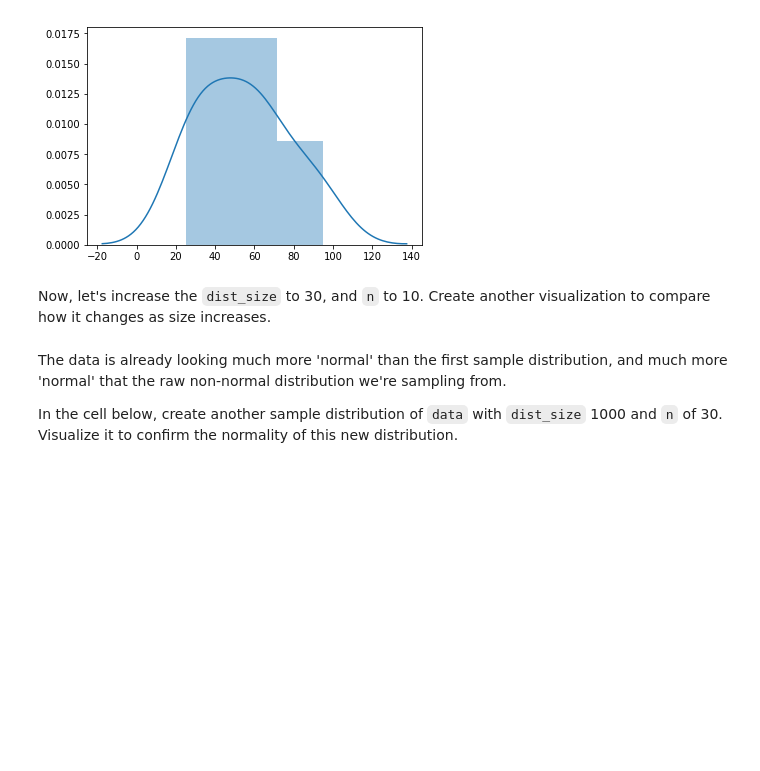
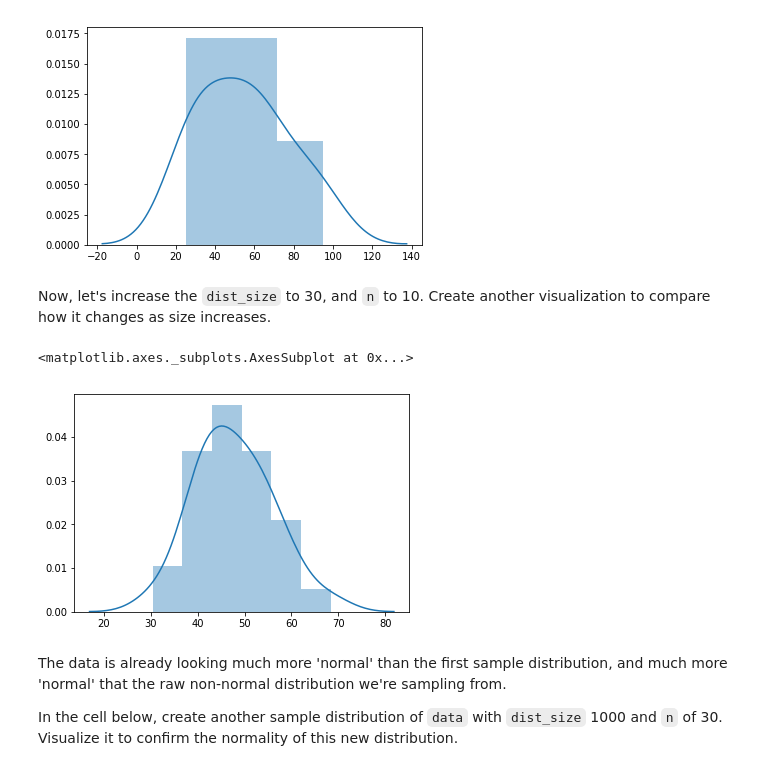
Before and after one commit to Jpeck219/dsc-central-limit-theorem-lab-nyc-ds-060319, a Jupyter notebook: index.ipynb, the cells around one changed output. Cells and saved outputs as stored; diff of their text form; code cells hidden in the pictures; blank space fills up the shorter version.

```diff
--- a/index.ipynb
+++ b/index.ipynb
@@ -133,8 +133,11 @@ sns.distplot(sample_dist_1, bins =3)
 # %% [markdown]
 Now, let's increase the `dist_size` to 30, and `n` to 10.  Create another visualization to compare how it changes as size increases.
 # %%
-sample_dist_2 = create_sample_distribution(non_norm, dist_size= 30, n=3)
+sample_dist_2 = create_sample_distribution(non_norm, dist_size= 30, n=10)
 sns.distplot(sample_dist_2)
+# %% [output]
+<matplotlib.axes._subplots.AxesSubplot at 0x...>
+[figure, added]
 # %% [markdown]
 The data is already looking much more 'normal' than the first sample distribution, and much more 'normal' that the raw non-normal distribution we're sampling from.
 
```
Also changed, not shown: parts of 1 cell of this notebook.
